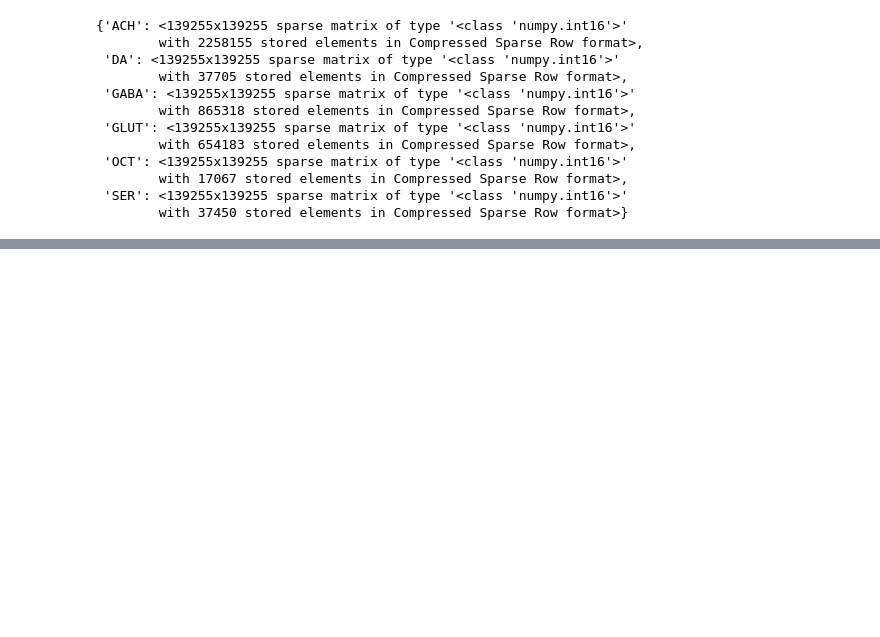
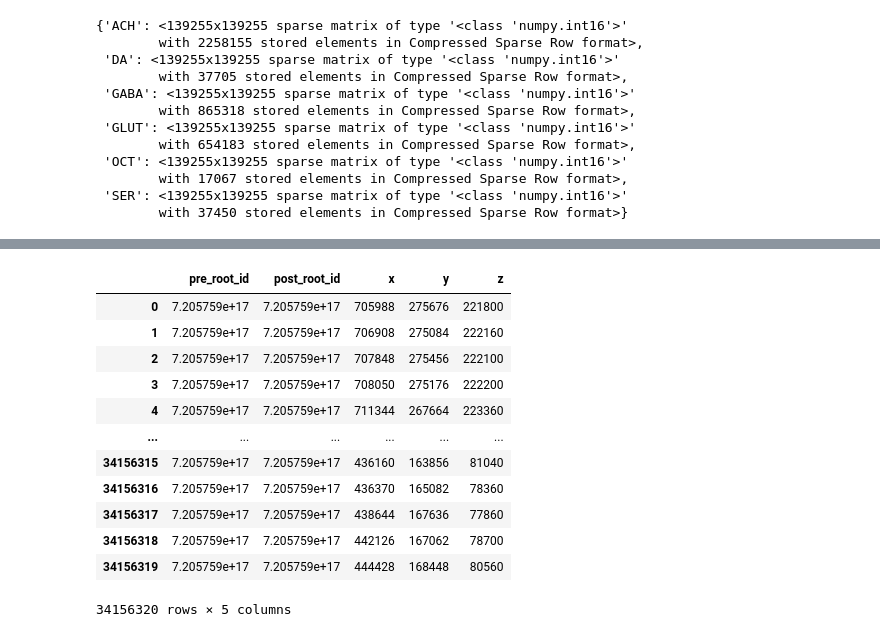
Before and after one commit to alitwinkumar/connectome_tools, a Jupyter notebook: examples/_test.ipynb, the cells around one changed output, grey strips where cells are left out. Saved outputs shown, nothing was run; the diff lists cells and outputs as text; code cells hidden in the pictures; blank space fills up the shorter version.

```diff
--- a/examples/_test.ipynb
+++ b/examples/_test.ipynb
@@ -39,0 +77,18 @@ J_by_transmitter
+# %%
+syn_coords = pd.read_csv(f"{connectome_path}/synapse_coordinates.csv")
+syn_coords.ffill(inplace=True)
+syn_coords
+# %% [output]
+|  | pre_root_id | post_root_id | x | y | z |
+| 0 | 7.205759e+17 | 7.205759e+17 | 705988 | 275676 | 221800 |
+| 1 | 7.205759e+17 | 7.205759e+17 | 706908 | 275084 | 222160 |
+| 2 | 7.205759e+17 | 7.205759e+17 | 707848 | 275456 | 222100 |
+| 3 | 7.205759e+17 | 7.205759e+17 | 708050 | 275176 | 222200 |
+| 4 | 7.205759e+17 | 7.205759e+17 | 711344 | 267664 | 223360 |
+| ... | ... | ... | ... | ... | ... |
+| 34156315 | 7.205759e+17 | 7.205759e+17 | 436160 | 163856 | 81040 |
+| 34156316 | 7.205759e+17 | 7.205759e+17 | 436370 | 165082 | 78360 |
+| 34156317 | 7.205759e+17 | 7.205759e+17 | 438644 | 167636 | 77860 |
+| 34156318 | 7.205759e+17 | 7.205759e+17 | 442126 | 167062 | 78700 |
+| 34156319 | 7.205759e+17 | 7.205759e+17 | 444428 | 168448 | 80560 |
+34156320 rows × 5 columns
```
Also changed, not shown: parts of 7 cells of this notebook.
